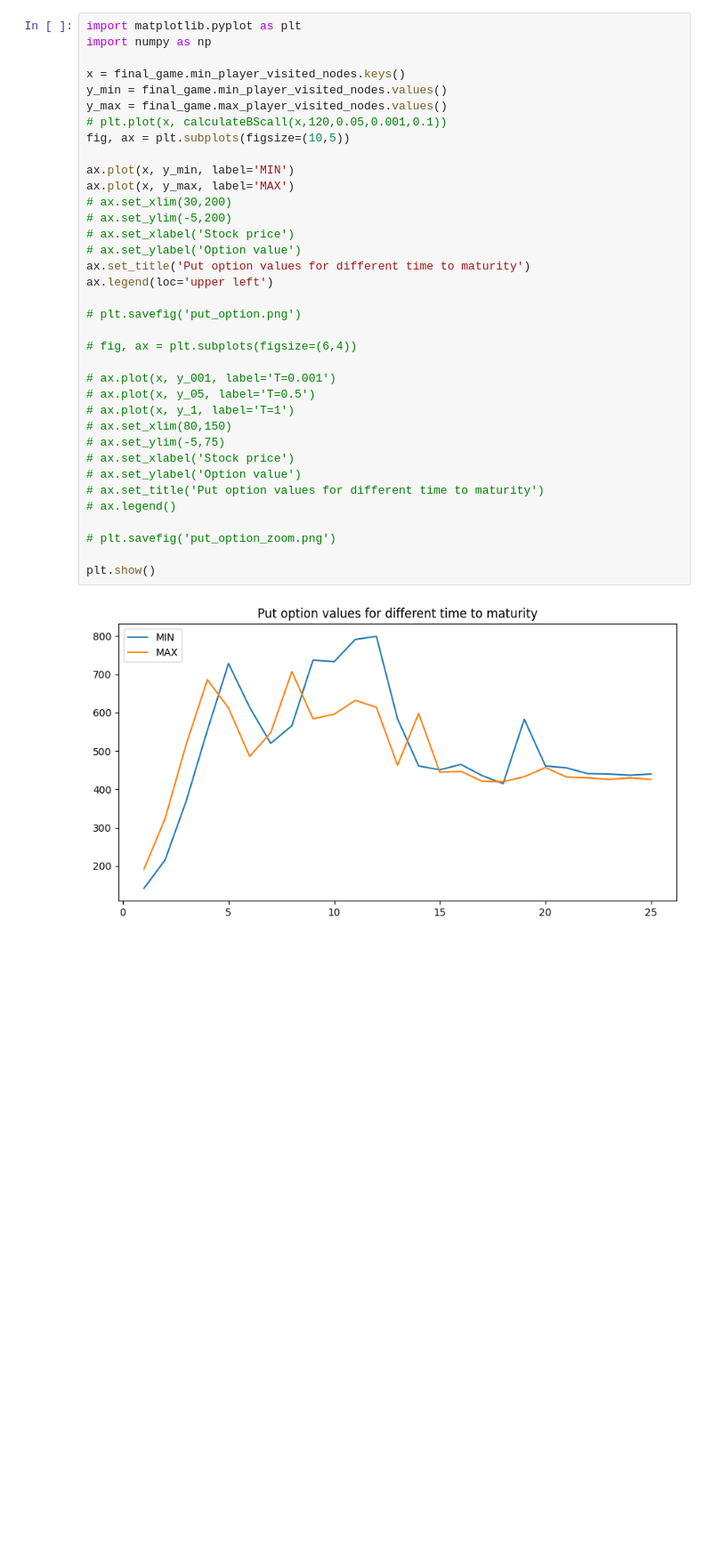
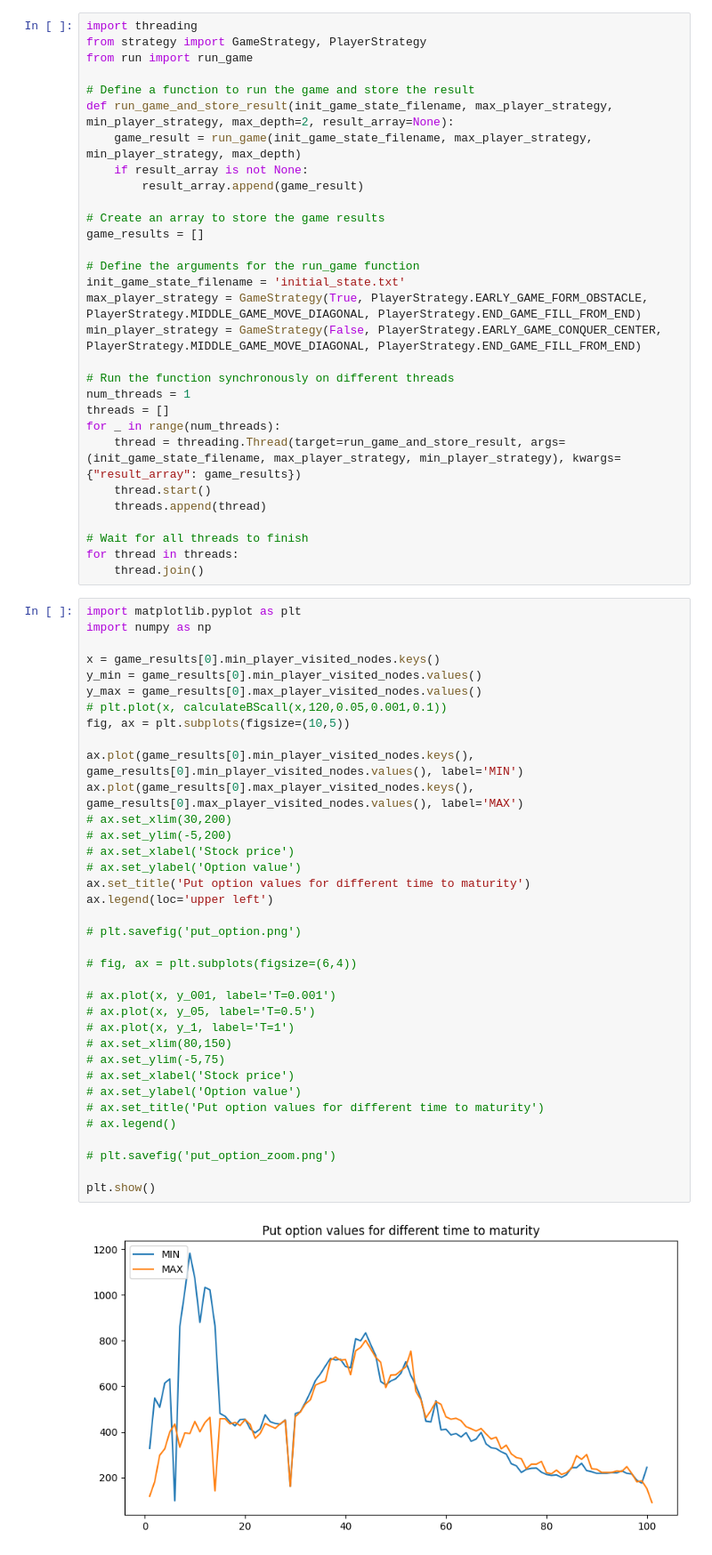
Before and after one commit to Krisenberg/AI_Lab, a Jupyter notebook: Lab_2_logic_game_Halma/src/test.ipynb, the cells around one changed output. Shown at 89% size. Drawn from its saved outputs; the diff is of its cells as text; blank space fills up the shorter version.

Commit message:
Game is can be finished now, 2 strategies to be added, then refactoring

```diff
--- a/Lab_2_logic_game_Halma/src/test.ipynb
+++ b/Lab_2_logic_game_Halma/src/test.ipynb
@@ -10,38 +9,68 @@ print(final_game.max_player_visited_nodes)
+# %%
+import threading
+from strategy import GameStrategy, PlayerStrategy
+from run import run_game
+
+# Define a function to run the game and store the result
+def run_game_and_store_result(init_game_state_filename, max_player_strategy, min_player_strategy, max_depth=2, result_array=None):
+    game_result = run_game(init_game_state_filename, max_player_strategy, min_player_strategy, max_depth)
+    if result_array is not None:
+        result_array.append(game_result)
+
+# Create an array to store the game results
+game_results = []
+
+# Define the arguments for the run_game function
+init_game_state_filename = 'initial_state.txt'
+max_player_strategy = GameStrategy(True, PlayerStrategy.EARLY_GAME_FORM_OBSTACLE, PlayerStrategy.MIDDLE_GAME_MOVE_DIAGONAL, PlayerStrategy.END_GAME_FILL_FROM_END)
+min_player_strategy = GameStrategy(False, PlayerStrategy.EARLY_GAME_CONQUER_CENTER, PlayerStrategy.MIDDLE_GAME_MOVE_DIAGONAL, PlayerStrategy.END_GAME_FILL_FROM_END)
+
+# Run the function synchronously on different threads
+num_threads = 1
+threads = []
+for _ in range(num_threads):
+    thread = threading.Thread(target=run_game_and_store_result, args=(init_game_state_filename, max_player_strategy, min_player_strategy), kwargs={"result_array": game_results})
+    thread.start()
+    threads.append(thread)
+
+# Wait for all threads to finish
+for thread in threads:
+    thread.join()
 # %%
 import matplotlib.pyplot as plt
 import numpy as np
 
-x = final_game.min_player_visited_nodes.keys()
-y_min = final_game.min_player_visited_nodes.values()
-y_max = final_game.max_player_visited_nodes.values()
+x = game_results[0].min_player_visited_nodes.keys()
+y_min = game_results[0].min_player_visited_nodes.values()
+y_max = game_results[0].max_player_visited_nodes.values()
 # plt.plot(x, calculateBScall(x,120,0.05,0.001,0.1))
 fig, ax = plt.subplots(figsize=(10,5))
 
-ax.plot(x, y_min, label='MIN')
-ax.plot(x, y_max, label='MAX')
+ax.plot(game_results[0].min_player_visited_nodes.keys(), game_results[0].min_player_visited_nodes.values(), label='MIN')
+ax.plot(game_results[0].max_player_visited_nodes.keys(), game_results[0].max_player_visited_nodes.values(), label='MAX')
 # ax.set_xlim(30,200)
 # ax.set_ylim(-5,200)
 # ax.set_xlabel('Stock price')
 # ax.set_ylabel('Option value')
 ax.set_title('Put option values for different time to maturity')
 ax.legend(loc='upper left')
 
 # plt.savefig('put_option.png')
 
 # fig, ax = plt.subplots(figsize=(6,4))
 
 # ax.plot(x, y_001, label='T=0.001')
 # ax.plot(x, y_05, label='T=0.5')
 # ax.plot(x, y_1, label='T=1')
 # ax.set_xlim(80,150)
 # ax.set_ylim(-5,75)
 # ax.set_xlabel('Stock price')
 # ax.set_ylabel('Option value')
 # ax.set_title('Put option values for different time to maturity')
 # ax.legend()
 
 # plt.savefig('put_option_zoom.png')
 
 plt.show()
 # %% [output]
-[figure, old version]
+[figure, new version]
```
Also changed, not shown: parts of 3 cells of this notebook, 5 other files.
